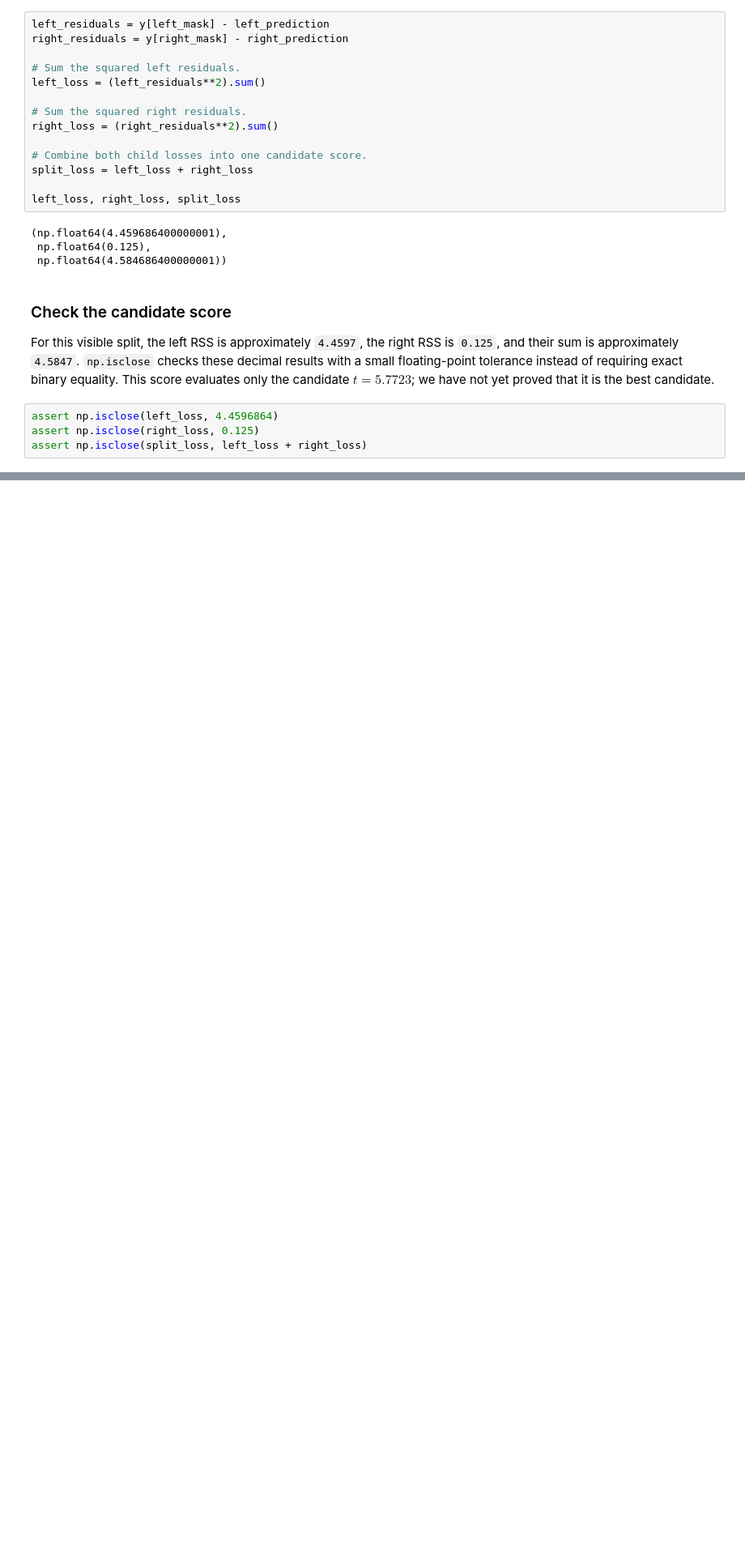
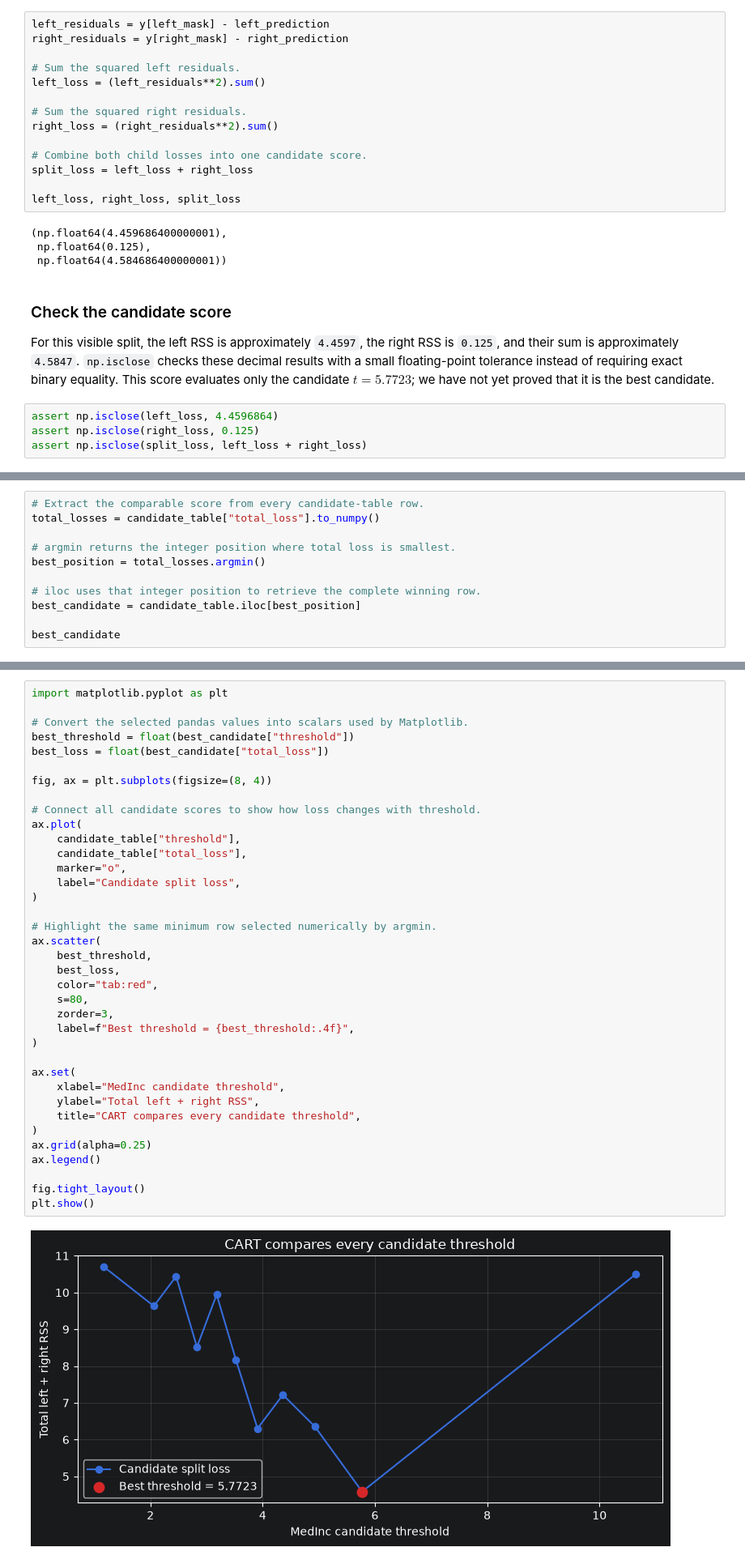
Before and after one commit to majorgilles/gradient-boosted-trees-course, a Jupyter notebook: notebooks/02-cart-split-objective.ipynb, the cells around one changed output, grey strips where cells are left out. Shown at 81% size. Cells and saved outputs as stored; diff of their text form; blank space fills up the shorter version.

```diff
--- a/notebooks/02-cart-split-objective.ipynb
+++ b/notebooks/02-cart-split-objective.ipynb
@@ -150,0 +264,11 @@ assert np.isclose(split_loss, left_loss + right_loss)
+# %%
+# Extract the comparable score from every candidate-table row.
+total_losses = candidate_table["total_loss"].to_numpy()
+
+# argmin returns the integer position where total loss is smallest.
+best_position = total_losses.argmin()
+
+# iloc uses that integer position to retrieve the complete winning row.
+best_candidate = candidate_table.iloc[best_position]
+
+best_candidate
@@ -150,0 +296,39 @@ assert np.isclose(split_loss, left_loss + right_loss)
+# %%
+import matplotlib.pyplot as plt
+
+# Convert the selected pandas values into scalars used by Matplotlib.
+best_threshold = float(best_candidate["threshold"])
+best_loss = float(best_candidate["total_loss"])
+
+fig, ax = plt.subplots(figsize=(8, 4))
+
+# Connect all candidate scores to show how loss changes with threshold.
+ax.plot(
+    candidate_table["threshold"],
+    candidate_table["total_loss"],
+    marker="o",
+    label="Candidate split loss",
+)
+
+# Highlight the same minimum row selected numerically by argmin.
+ax.scatter(
+    best_threshold,
+    best_loss,
+    color="tab:red",
+    s=80,
+    zorder=3,
+    label=f"Best threshold = {best_threshold:.4f}",
+)
+
+ax.set(
+    xlabel="MedInc candidate threshold",
+    ylabel="Total left + right RSS",
+    title="CART compares every candidate threshold",
+)
+ax.grid(alpha=0.25)
+ax.legend()
+
+fig.tight_layout()
+plt.show()
+# %% [output]
+[figure, added]
```
Also changed, not shown: parts of 16 cells of this notebook, 4 other files.
